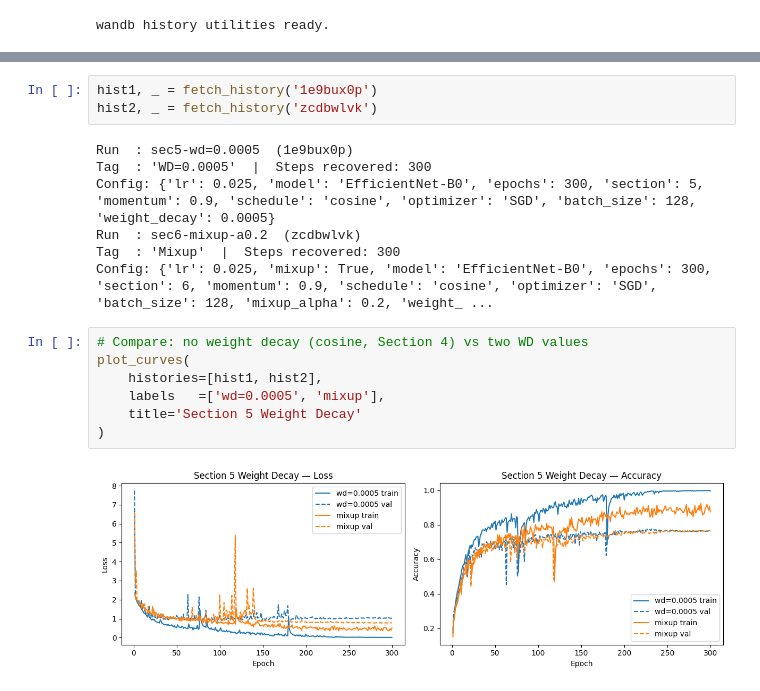
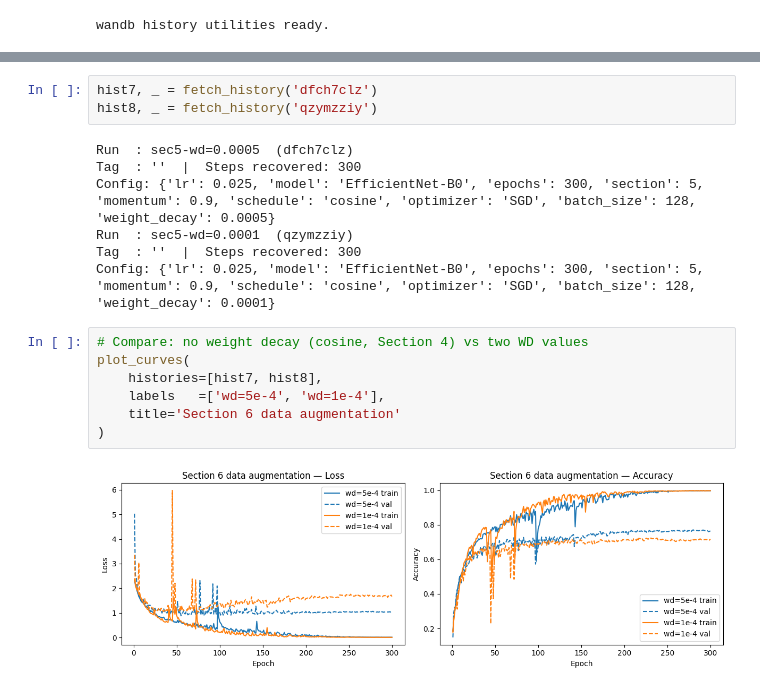
Before and after one commit to JOJOlalala/ineedfood, a Jupyter notebook: utils.ipynb, the cells around one changed output, grey strips where cells are left out. Cells and saved outputs as stored; diff of their text form.

```diff
--- a/utils.ipynb
+++ b/utils.ipynb
@@ -132,19 +132,19 @@ wandb: [wandb.Api()] Loaded credentials for https://api.wandb.ai from /home/msai
 # %%
-hist1, _ = fetch_history('1e9bux0p')
-hist2, _ = fetch_history('zcdbwlvk')
+hist7, _ = fetch_history('dfch7clz')
+hist8, _ = fetch_history('qzymzziy')
 # %% [output]
-Run  : sec5-wd=0.0005  (1e9bux0p)
-Tag  : 'WD=0.0005'  |  Steps recovered: 300
+Run  : sec5-wd=0.0005  (dfch7clz)
+Tag  : ''  |  Steps recovered: 300
 Config: {'lr': 0.025, 'model': 'EfficientNet-B0', 'epochs': 300, 'section': 5, 'momentum': 0.9, 'schedule': 'cosine', 'optimizer': 'SGD', 'batch_size': 128, 'weight_decay': 0.0005}
-Run  : sec6-mixup-a0.2  (zcdbwlvk)
-Tag  : 'Mixup'  |  Steps recovered: 300
-Config: {'lr': 0.025, 'mixup': True, 'model': 'EfficientNet-B0', 'epochs': 300, 'section': 6, 'momentum': 0.9, 'schedule': 'cosine', 'optimizer': 'SGD', 'batch_size': 128, 'mixup_alpha': 0.2, 'weight_ ...
+Run  : sec5-wd=0.0001  (qzymzziy)
+Tag  : ''  |  Steps recovered: 300
+Config: {'lr': 0.025, 'model': 'EfficientNet-B0', 'epochs': 300, 'section': 5, 'momentum': 0.9, 'schedule': 'cosine', 'optimizer': 'SGD', 'batch_size': 128, 'weight_decay': 0.0001}
 # %%
 # Compare: no weight decay (cosine, Section 4) vs two WD values
 plot_curves(
-    histories=[hist1, hist2],
-    labels   =['wd=0.0005', 'mixup'],
-    title='Section 5 Weight Decay'
+    histories=[hist7, hist8],
+    labels   =['wd=5e-4', 'wd=1e-4'],
+    title='Section 6 data augmentation'
 )
 # %% [output]
-[figure, old version]
+[figure, new version]
```
Also changed, not shown: parts of 2 cells of this notebook, 10 other files.
